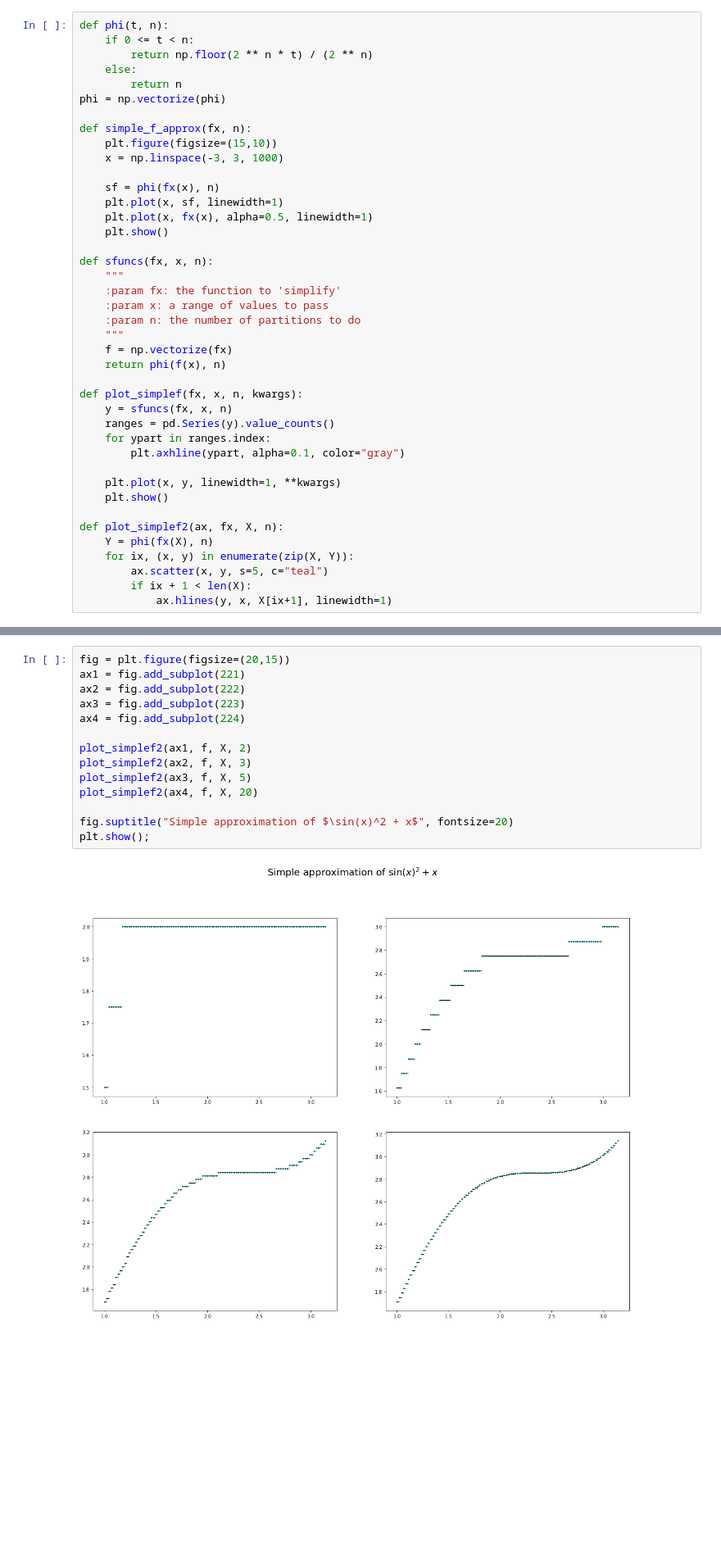
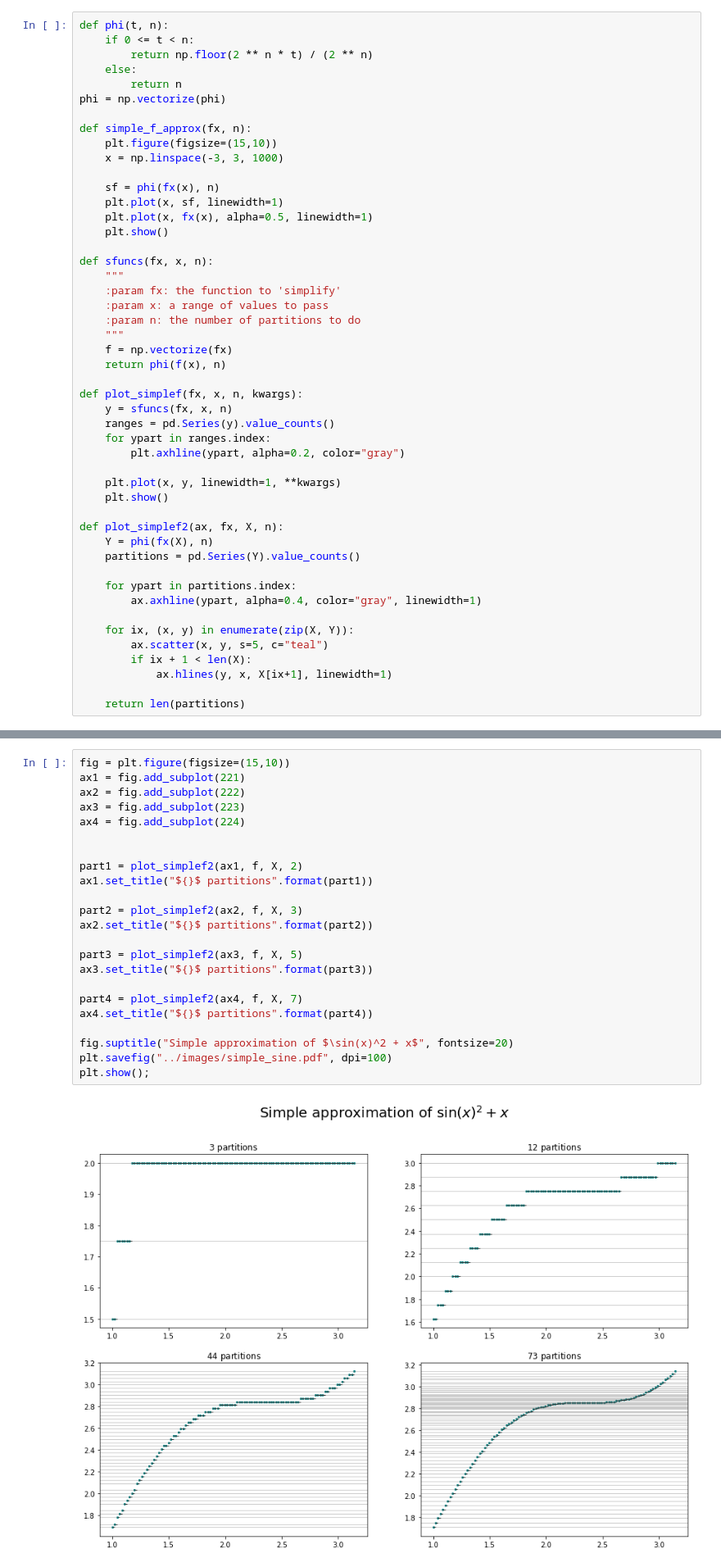
Before and after one commit to gerdm/TGMAFFIRO, a Jupyter notebook: notebooks/simple_function.ipynb, the cells around one changed output, grey strips where cells are left out. Shown: that part at 82% size. Drawn from its saved outputs; the diff is of its cells as text; blank space fills up the shorter version.

```diff
--- a/notebooks/simple_function.ipynb
+++ b/notebooks/simple_function.ipynb
@@ -35,14 +40,21 @@ def plot_simplef(fx, x, n, kwargs):
     y = sfuncs(fx, x, n)
     ranges = pd.Series(y).value_counts()
     for ypart in ranges.index:
-        plt.axhline(ypart, alpha=0.1, color="gray")
+        plt.axhline(ypart, alpha=0.2, color="gray")
 
     plt.plot(x, y, linewidth=1, **kwargs)
     plt.show()
 
 def plot_simplef2(ax, fx, X, n):
     Y = phi(fx(X), n)
+    partitions = pd.Series(Y).value_counts()
+
+    for ypart in partitions.index:
+        ax.axhline(ypart, alpha=0.4, color="gray", linewidth=1)
+
     for ix, (x, y) in enumerate(zip(X, Y)):
         ax.scatter(x, y, s=5, c="teal")
         if ix + 1 < len(X):
             ax.hlines(y, x, X[ix+1], linewidth=1)
+
+    return len(partitions)
@@ -64,17 +72,26 @@ interact(plot_simplef, fx=fixed(f), x=fixed(X.tolist()), kwargs=fixed({"s":1}),
          n=widgets.IntSlider(min=2,max=20,step=1));
 # %%
-fig = plt.figure(figsize=(20,15))
+fig = plt.figure(figsize=(15,10))
 ax1 = fig.add_subplot(221)
 ax2 = fig.add_subplot(222)
 ax3 = fig.add_subplot(223)
 ax4 = fig.add_subplot(224)
 
-plot_simplef2(ax1, f, X, 2)
-plot_simplef2(ax2, f, X, 3)
-plot_simplef2(ax3, f, X, 5)
-plot_simplef2(ax4, f, X, 20)
+
+part1 = plot_simplef2(ax1, f, X, 2)
+ax1.set_title("${}$ partitions".format(part1))
+
+part2 = plot_simplef2(ax2, f, X, 3)
+ax2.set_title("${}$ partitions".format(part2))
+
+part3 = plot_simplef2(ax3, f, X, 5)
+ax3.set_title("${}$ partitions".format(part3))
+
+part4 = plot_simplef2(ax4, f, X, 7)
+ax4.set_title("${}$ partitions".format(part4))
 
 fig.suptitle("Simple approximation of $\sin(x)^2 + x$", fontsize=20)
+plt.savefig("../images/simple_sine.pdf", dpi=100)
 plt.show();
 # %% [output]
-[figure, old version]
+[figure, new version]
```
Also changed, not shown: parts of 5 cells of this notebook, 2 other files.
